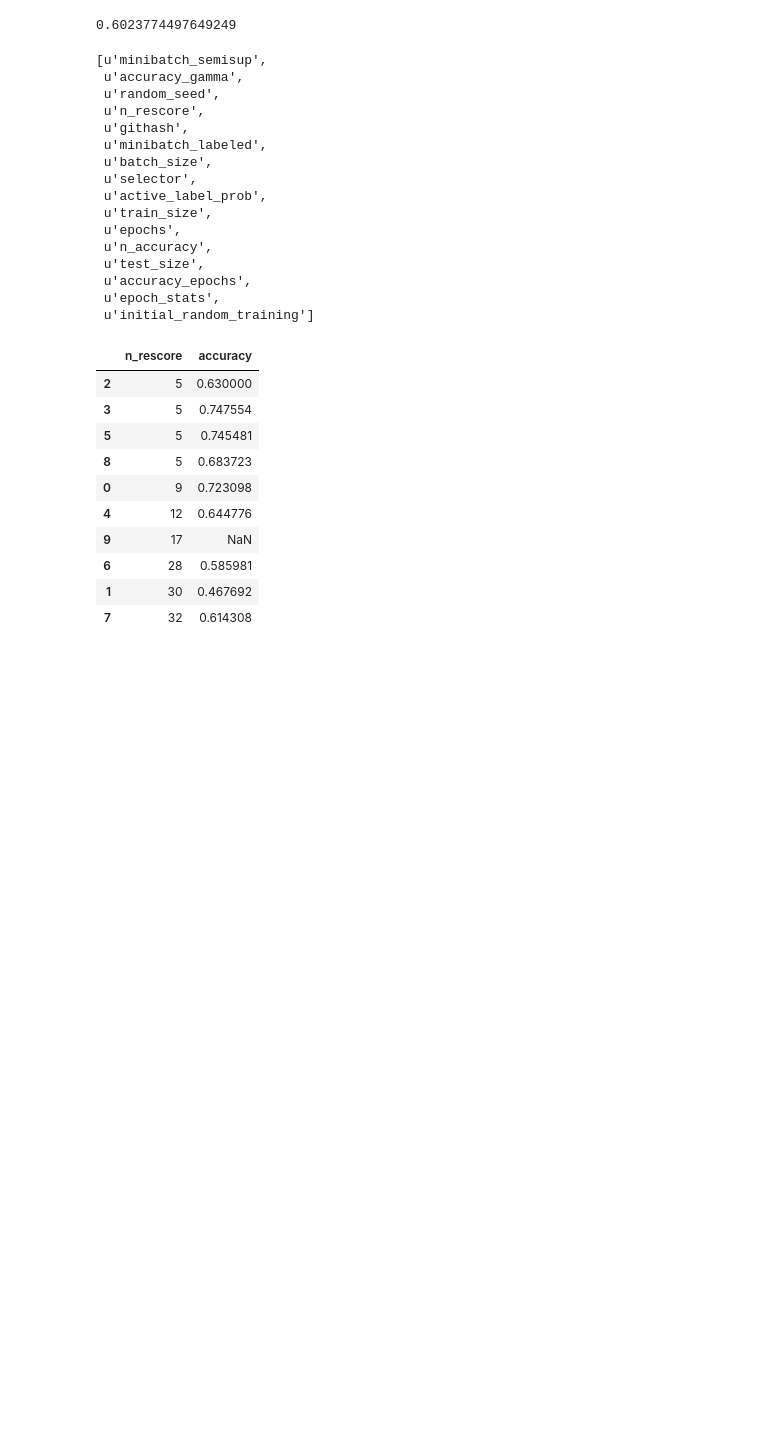
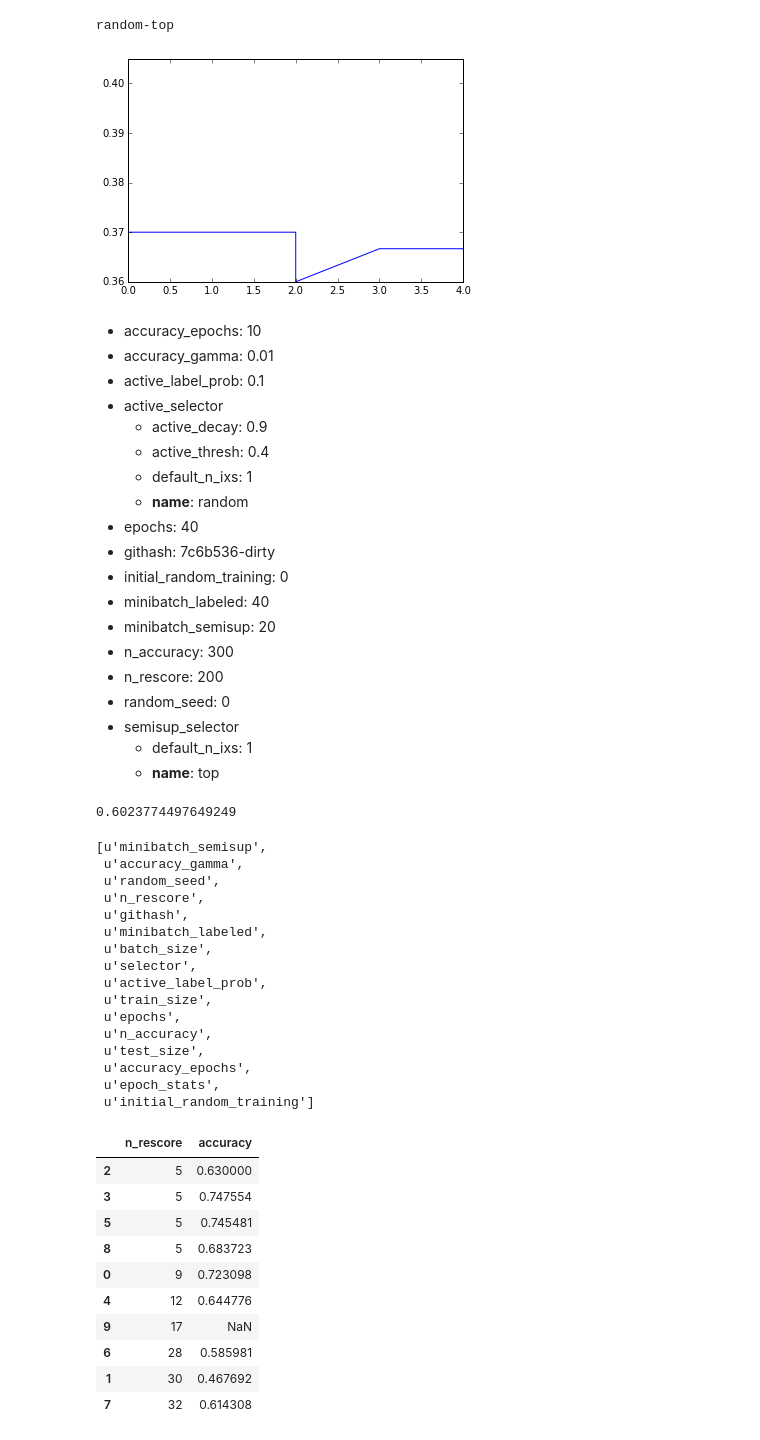
Before and after one commit to melkherj/puddle, a Jupyter notebook: InspectResults.ipynb, the cells around one changed output. Drawn from its saved outputs; the diff is of its cells as text; code cells hidden in the pictures; blank space fills up the shorter version.

```diff
--- a/InspectResults.ipynb
+++ b/InspectResults.ipynb
@@ -11,6 +12,53 @@ filename = 'results/mnist'
 with open(filename,'r') as f:
     all_results = map(json.loads,f.readlines())
 #results = pd.DataFrame(results)
+# %%
+def html_conf(conf,bolded=set([])):
+    s = '<ul>'
+    for k,v in sorted(conf.items()):
+        if type(v)==dict:
+            s += '<li>%s<ul>'%k
+            for k2,v2 in sorted(v.items()):
+                if k2 in bolded:
+                    k2 = '<b>%s</b>'%k2
+                s+='<li>%s: %s</li>'%(k2,str(v2))
+            s += '</ul></li>'
+        else:
+            s+='<li>%s: %s</li>'%(k,v)
+    s += '</ul>'
+    return s
+# %%
+i = 1
+results = all_results[-i]['epoch_stats']
+conf = all_results[-i].copy()
+del conf['epoch_stats']
+results = pd.DataFrame(results)
+print '%s-%s'%(conf['active_selector']['name'],conf['semisup_selector']['name'])
+plt.plot(results['n_labeled'],results['accuracy']) #pd.rolling_mean(results['accuracy'],5).fillna(0))
+plt.show()
+display(HTML(html_conf(conf,bolded=set(['name']))))
+# %% [output]
+random-top
+[figure, added]
+accuracy_epochs: 10
+accuracy_gamma: 0.01
+active_label_prob: 0.1
+active_selector
+active_decay: 0.9
+active_thresh: 0.4
+default_n_ixs: 1
+name: random
+epochs: 40
+githash: 7c6b536-dirty
+initial_random_training: 0
+minibatch_labeled: 40
+minibatch_semisup: 20
+n_accuracy: 300
+n_rescore: 200
+random_seed: 0
+semisup_selector
+default_n_ixs: 1
+name: top
 # %%
 def sts(results,n_labeled=100):
     stats = pd.DataFrame(results['epoch_stats'])
```
Also changed, not shown: parts of 2 cells of this notebook, 1 other file.
